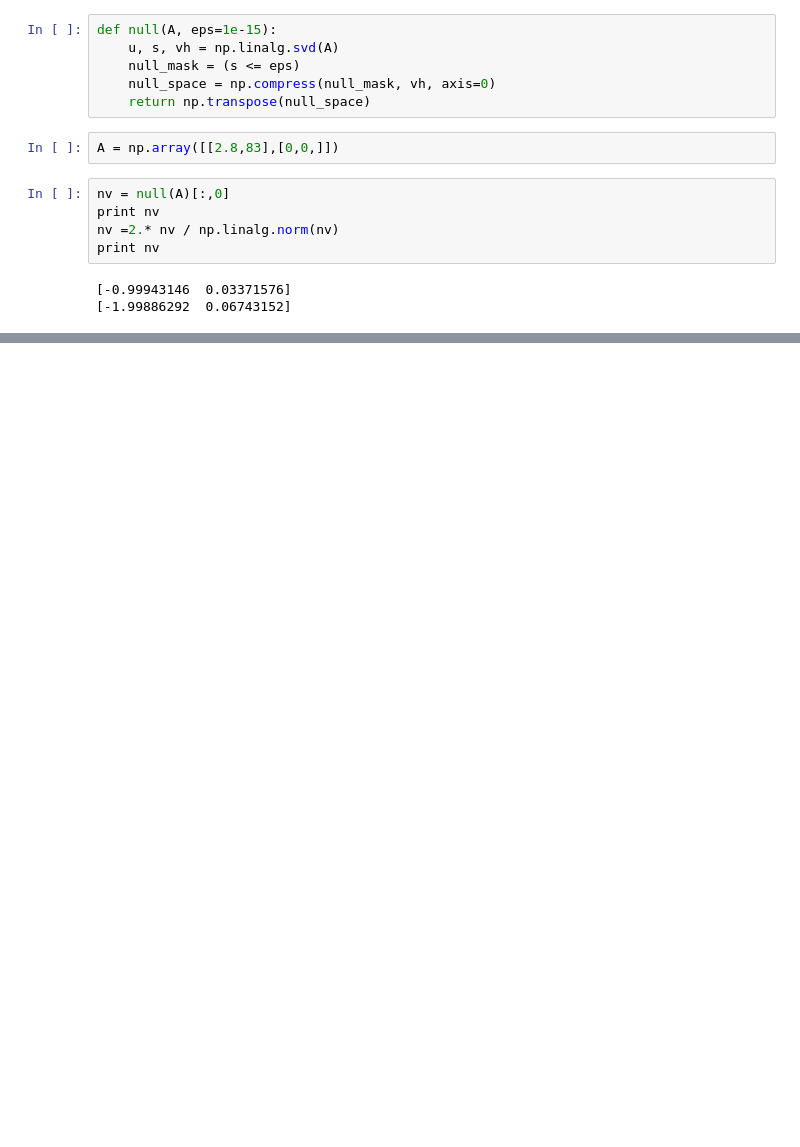
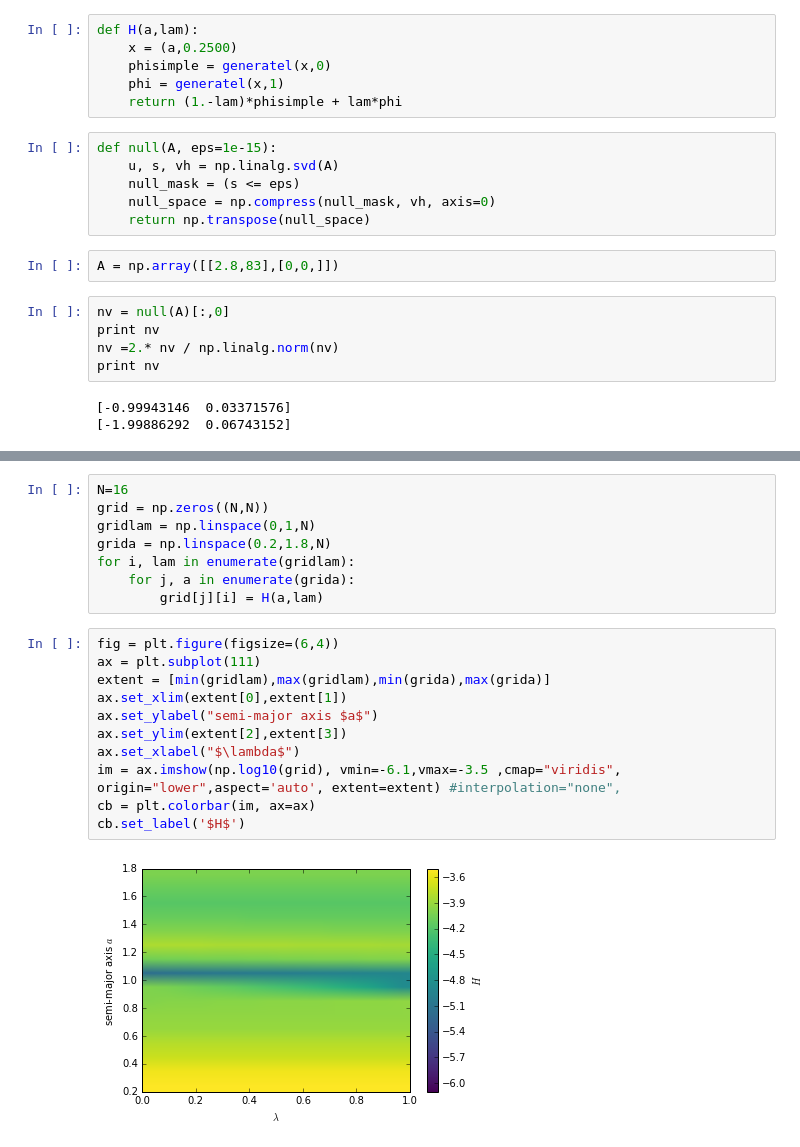
Before and after one commit to hannorein/rebound, a Jupyter notebook: Homotopy.ipynb, the cells around one changed output, grey strips where cells are left out. Cells and saved outputs as stored; diff of their text form; blank space fills up the shorter version.

```diff
--- a/Homotopy.ipynb
+++ b/Homotopy.ipynb
@@ -71,3 +72,9 @@ im = ax.plot(t, 1000.*s, "r-",color="black")
+# %%
+def H(a,lam):
+    x = (a,0.2500)
+    phisimple = generatel(x,0)
+    phi = generatel(x,1)
+    return (1.-lam)*phisimple + lam*phi
 # %%
 def null(A, eps=1e-15):
     u, s, vh = np.linalg.svd(A)
@@ -90,0 +94,21 @@ array([ 0.,  0.])
+# %%
+N=16
+grid = np.zeros((N,N))
+gridlam = np.linspace(0,1,N)
+grida = np.linspace(0.2,1.8,N)
+for i, lam in enumerate(gridlam):
+    for j, a in enumerate(grida):
+        grid[j][i] = H(a,lam)
+# %%
+fig = plt.figure(figsize=(6,4))
+ax = plt.subplot(111)
+extent = [min(gridlam),max(gridlam),min(grida),max(grida)]
+ax.set_xlim(extent[0],extent[1])
+ax.set_ylabel("semi-major axis $a$")
+ax.set_ylim(extent[2],extent[3])
+ax.set_xlabel("$\lambda$")
+im = ax.imshow(np.log10(grid), vmin=-6.1,vmax=-3.5 ,cmap="viridis", origin="lower",aspect='auto', extent=extent) #interpolation="none",
+cb = plt.colorbar(im, ax=ax)
+cb.set_label('$H$')
+# %% [output]
+[figure, added]
```
Also changed, not shown: parts of 2 cells of this notebook.
